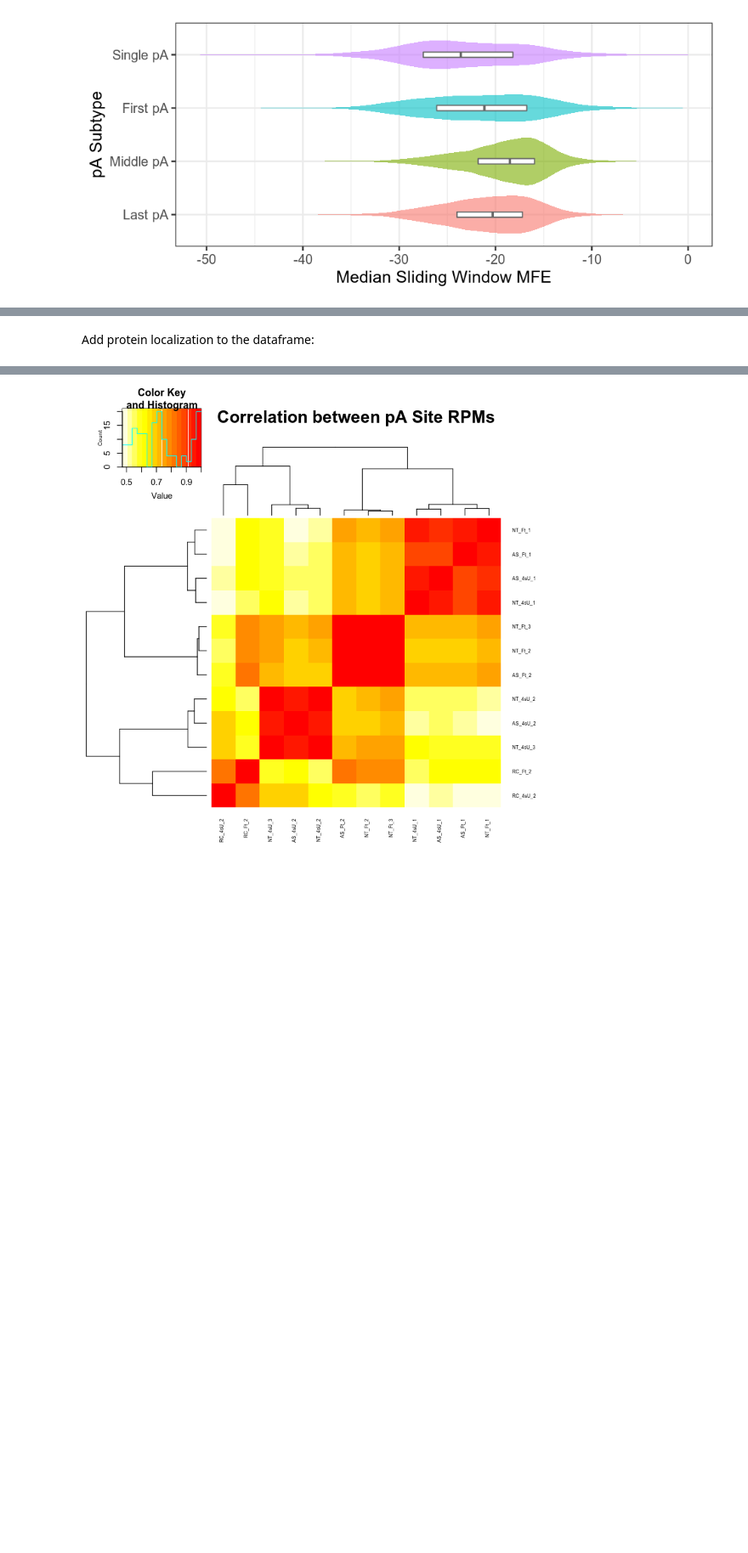
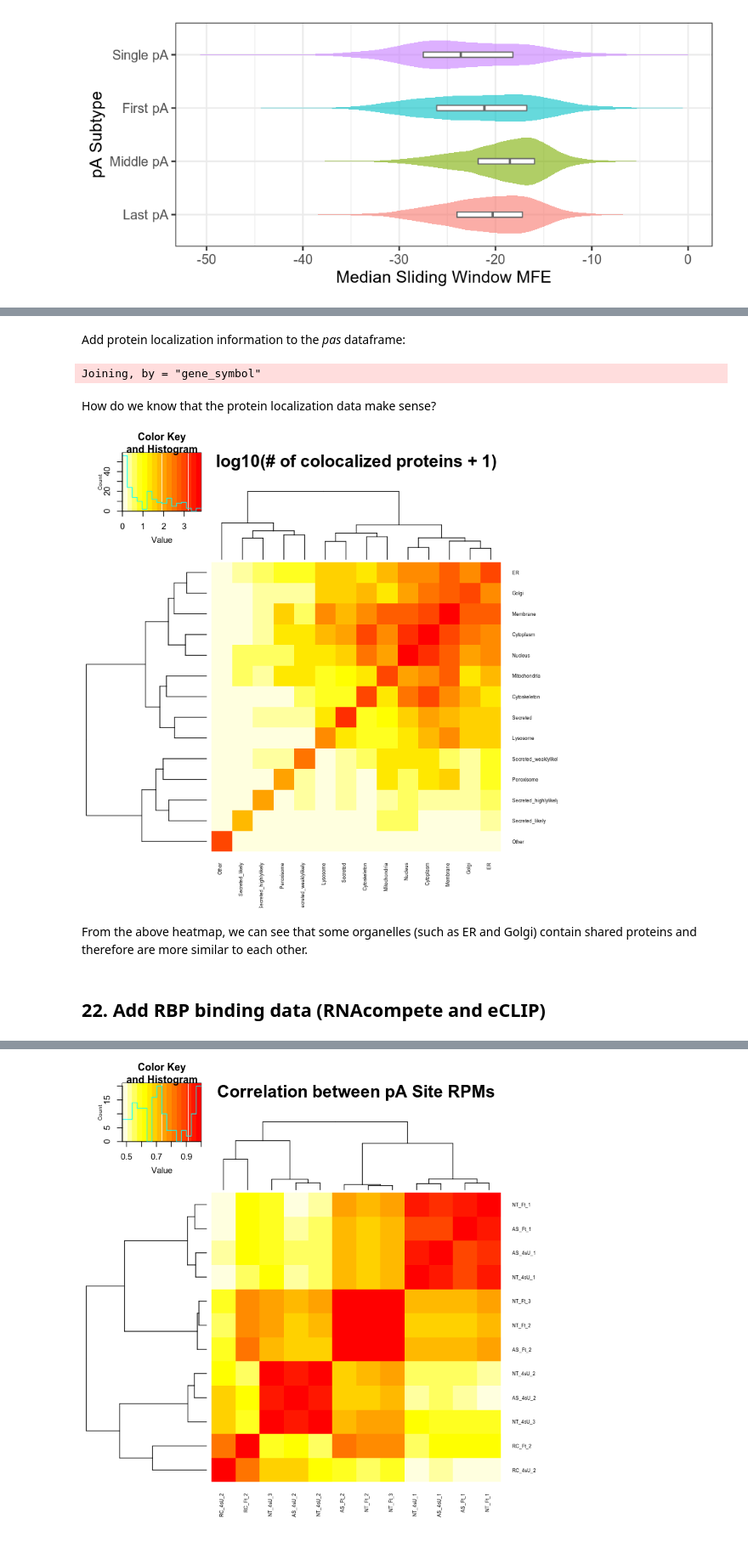
Before and after one commit to DinghaiZ/3-prime-READS-plus, a Jupyter notebook: notebooks/Part-2.ipynb, the cells around one changed output, grey strips where cells are left out. Shown at 85% size. Drawn from its saved outputs; the diff is of its cells as text; code cells hidden in the pictures; blank space fills up the shorter version.

Commit message:
Get protein localization info

```diff
--- a/notebooks/Part-2.ipynb
+++ b/notebooks/Part-2.ipynb
@@ -1439,0 +1440,12 @@ if(!file.exists(file.path(SHARED_DATA_DIR, paste0(species, "_protein_locations.c
+# %%
+species = ifelse(GENOME %in% c("mm9", "mm10"), "mouse",
+                 ifelse(GENOME %in% c("hg18", "hg19", "hg38") | grepl("GRCh38", GENOME),
+                        "human", "other"))
+# Download and process protein localization data for the first time
+if(species == "other"){
+    print("Currently this pipeline only supports mouse or human genome.")
+    print("Please edit process_MetazSecKB.R to make it work for your species.")
+}else if(!file.exists(file.path(SHARED_DATA_DIR, paste0(species, "_protein_localizations.csv")))){
+    print("Processing database records for new species.\nID conversion may take a few hours.")
+    source(file.path(MODULE_DIR, "process_MetazSecKB.R"))
+}
@@ -1440,2 +1484,2 @@ if(!file.exists(file.path(SHARED_DATA_DIR, paste0(species, "_protein_locations.c
 # %% [markdown]
-Add protein localization to the dataframe:
+Add protein localization information to the *pas* dataframe:
@@ -1464,0 +1486,48 @@ add_protein_localization = function(df = pA.df,
+# %%
+localization_file = file.path(SHARED_DATA_DIR, paste0(species, "_protein_localizations.csv"))
+
+pas = get_protein_localization(pas, localization_file)
+# %% [output]
+Joining, by = "gene_symbol"
+# %% [markdown]
+How do we know that the protein localization data make sense?
+# %%
+options(repr.plot.width=7, repr.plot.height=7)
+require(dplyr)
+require(tidyr)
+
+localizations = read.csv(localization_file, as.is = T)
+
+# Add "Other" localization
+m = localizations[, -grep("gene_symbol", names(localizations))]
+localizations = localizations %>%
+  mutate(Other = as.numeric(!apply(m, 1, any))) %>%
+  distinct()
+
+# Calculate colocalization matrix
+m = localizations[, -grep("gene_symbol", names(localizations))]
+colocalization = matrix(nrow = length(names(m)), ncol = length(names(m)))
+colnames(colocalization) <- rownames(colocalization) <- names(m)
+for(i in 1:length(names(m))){
+  for(j in i:length(names(m))){
+    colocalization[i, j] <- colocalization[j, i] <- sum(m[, i] == 1 & m[, j] == 1)
+  }
+}
+
+# Plot heatmap
+colocalization = log10(colocalization+1)
+heatmap.2(colocalization, col=rev(heat.colors(16)), main = "log10(# of colocalized proteins + 1)",
+          trace="none", margins = c(5,5), cexRow = 0.5, cexCol = 0.5)
+
+# Output to result_dir
+# require(pheatmap)
+# pheatmap(colocalization,
+#          display_numbers=T,
+#          main = "Clusters of Protein Colocalization",
+#          filename = file.path(result_dir, "Colocalization_clustered.png"))
+# %% [output]
+[figure, added]
+# %% [markdown]
+From the above heatmap, we can see that some organelles (such as ER and Golgi) contain shared proteins and therefore are more similar to each other.
+# %% [markdown]
+## 22. Add RBP binding data (RNAcompete and eCLIP)
```
Also changed, not shown: parts of 19 cells of this notebook, 1 other file.
